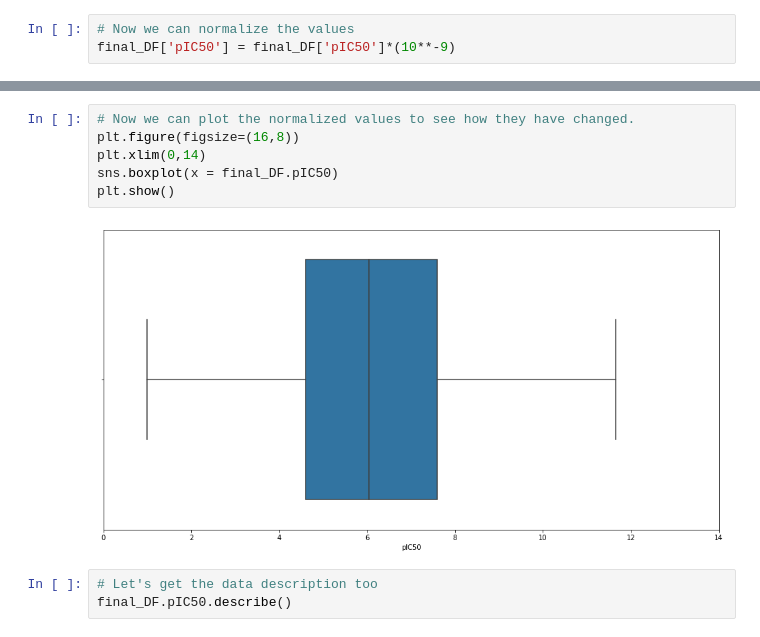
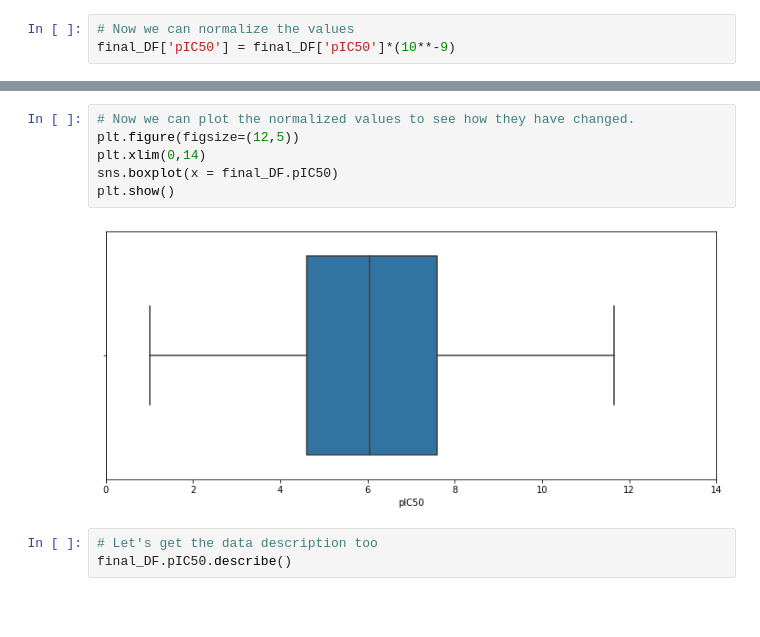
Before and after one commit to mehdimerbah/CompDrugDiscovery, a Jupyter notebook: EDA_Normalization.ipynb, the cells around one changed output, grey strips where cells are left out. Drawn from its saved outputs; the diff is of its cells as text; blank space fills up the shorter version.

```diff
--- a/EDA_Normalization.ipynb
+++ b/EDA_Normalization.ipynb
@@ -182,12 +182,12 @@ final_DF.head(10)
 | 9 | CHEMBL363243 | Nc1cccc2c1N(Cc1cc3ccccc3s1)C(=O)C2=O | active | 308.362 | 3.21300 | 1.0 | 4.0 | ... |
 # %%
 # Now we can plot the normalized values to see how they have changed.
-plt.figure(figsize=(16,8))
+plt.figure(figsize=(12,5))
 plt.xlim(0,14)
 sns.boxplot(x = final_DF.pIC50)
 plt.show()
 # %% [output]
-[figure, old version]
+[figure, new version]
 # %%
 # Let's get the data description too
 final_DF.pIC50.describe()
```
Also changed, not shown: parts of 6 cells of this notebook.
